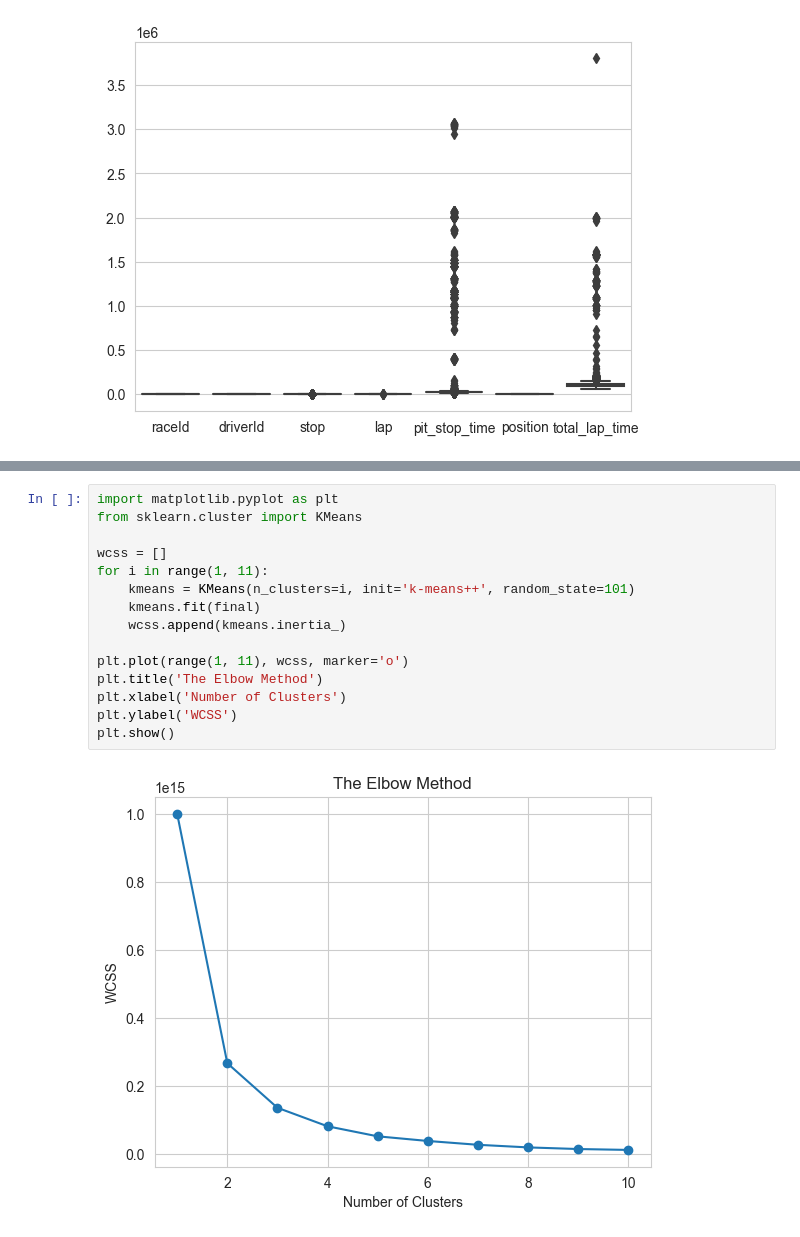
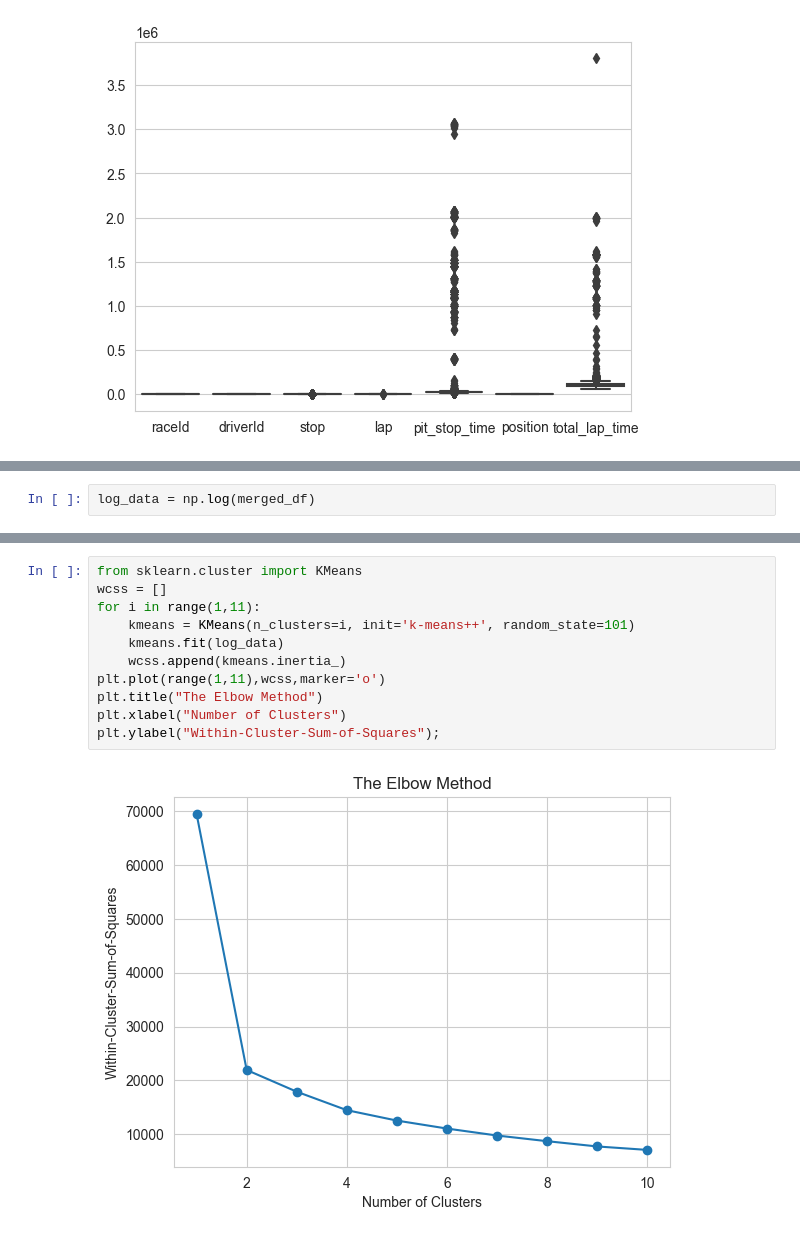
Before and after one commit to nirmolcho/Clustering_and_TS_DS_Alg, a Jupyter notebook: Clustering/Clustering.ipynb, the cells around one changed output, grey strips where cells are left out. Drawn from its saved outputs; the diff is of its cells as text.

```diff
--- a/Clustering/Clustering.ipynb
+++ b/Clustering/Clustering.ipynb
@@ -114,0 +122,2 @@ final.drop(['raceId','driverId'], axis=1, inplace=True)
+# %%
+log_data = np.log(merged_df)
@@ -115,19 +249,15 @@ final.drop(['raceId','driverId'], axis=1, inplace=True)
 # %%
-import matplotlib.pyplot as plt
 from sklearn.cluster import KMeans
-
 wcss = []
-for i in range(1, 11):
+for i in range(1,11):
     kmeans = KMeans(n_clusters=i, init='k-means++', random_state=101)
-    kmeans.fit(final)
+    kmeans.fit(log_data)
     wcss.append(kmeans.inertia_)
-
-plt.plot(range(1, 11), wcss, marker='o')
-plt.title('The Elbow Method')
-plt.xlabel('Number of Clusters')
-plt.ylabel('WCSS')
-plt.show()
+plt.plot(range(1,11),wcss,marker='o')
+plt.title("The Elbow Method")
+plt.xlabel("Number of Clusters")
+plt.ylabel("Within-Cluster-Sum-of-Squares");
 # %% [output]
-[figure, old version]
+[figure, new version]
 # %%
 import scipy.cluster.hierarchy as sch
```
Also changed, not shown: parts of 29 cells of this notebook.
